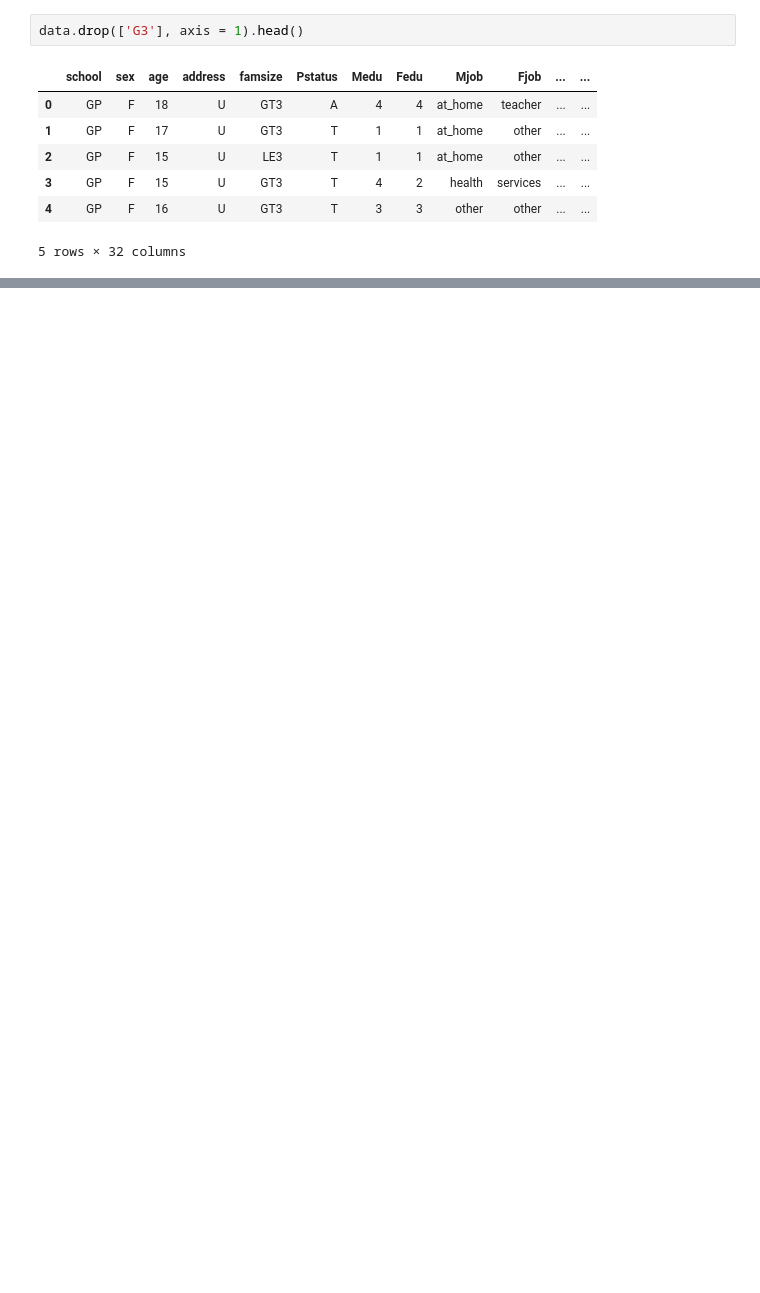
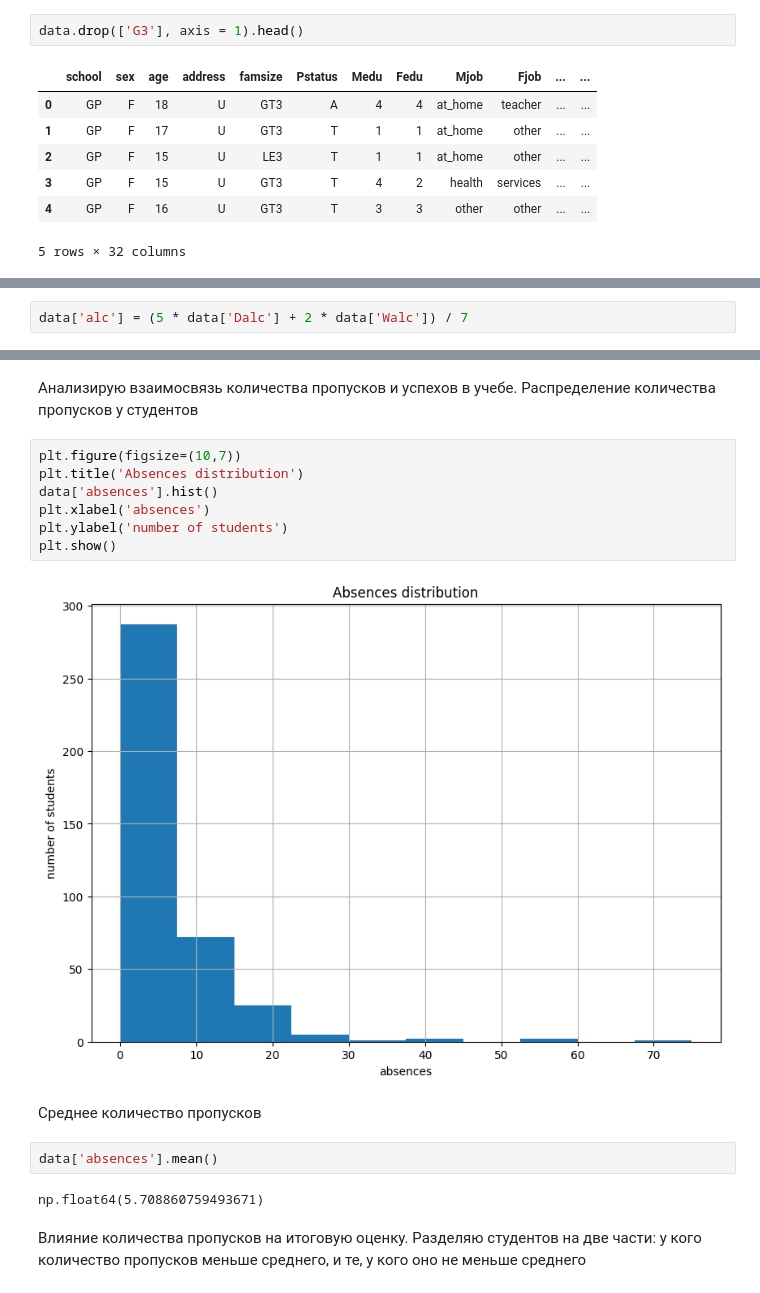
Before and after one commit to GarifullinII/MathStudents, a Jupyter notebook: analysis_students.ipynb, the cells around one changed output, grey strips where cells are left out. Saved outputs shown, nothing was run; the diff lists cells and outputs as text; blank space fills up the shorter version.

Commit message:
add chart, new column

```diff
--- a/analysis_students.ipynb
+++ b/analysis_students.ipynb
@@ -136,0 +236,2 @@ data.drop(['G3'], axis = 1).head()
+# %%
+data['alc'] = (5 * data['Dalc'] + 2 * data['Walc']) / 7
@@ -136,0 +285,19 @@ data.drop(['G3'], axis = 1).head()
+# %% [markdown]
+Анализирую взаимосвязь количества пропусков и успехов в учебе. Распределение количества пропусков у студентов
+# %%
+plt.figure(figsize=(10,7))
+plt.title('Absences distribution')
+data['absences'].hist()
+plt.xlabel('absences')
+plt.ylabel('number of students')
+plt.show()
+# %% [output]
+[figure, added]
+# %% [markdown]
+Среднее количество пропусков
+# %%
+data['absences'].mean()
+# %% [output]
+np.float64(5.708860759493671)
+# %% [markdown]
+Влияние количества пропусков на итоговую оценку. Разделяю студентов на две части: у кого количество пропусков меньше среднего, и те, у кого оно не меньше среднего
```
Also changed, not shown: parts of 36 cells of this notebook.
